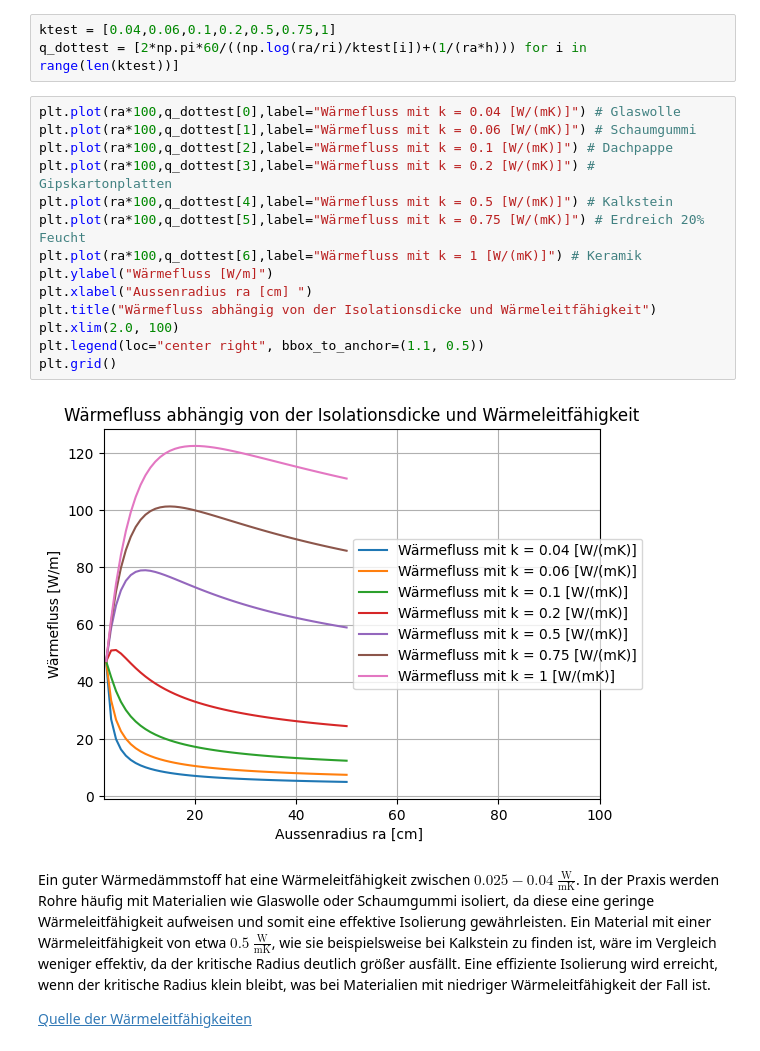
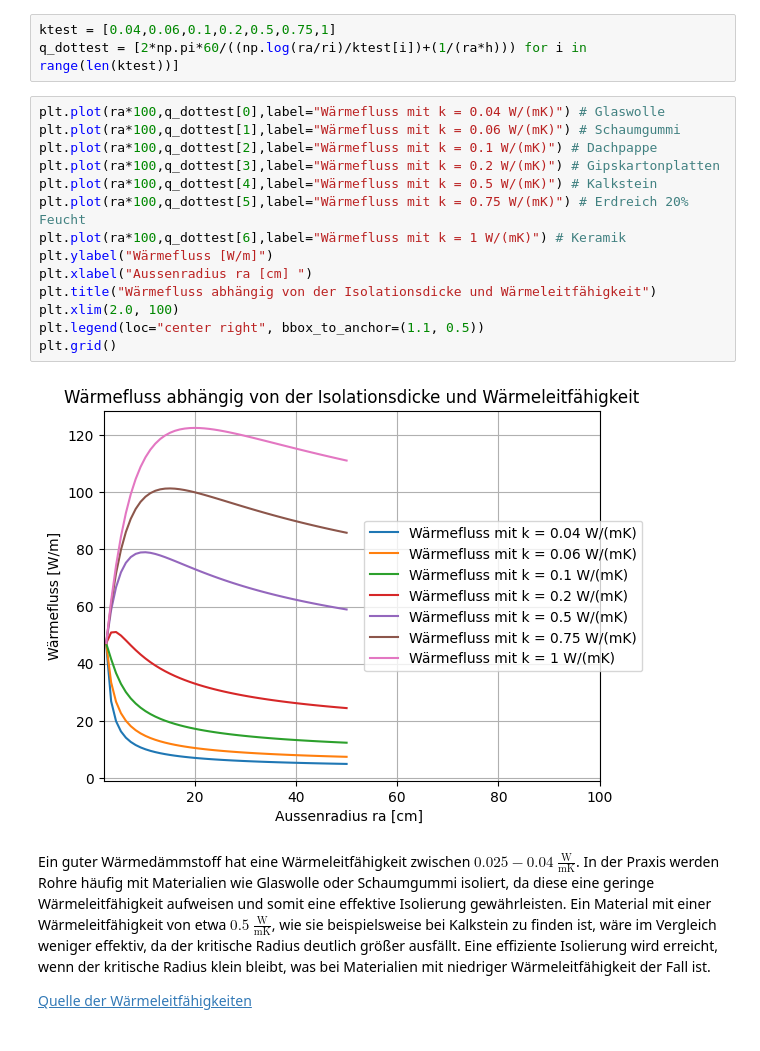
Before and after one commit to HansPeter21/CoP_Abgabe, a Jupyter notebook: Bericht_Mauro_Schegg.ipynb, the cells around one changed output. Cells and saved outputs as stored; diff of their text form.

```diff
--- a/Bericht_Mauro_Schegg.ipynb
+++ b/Bericht_Mauro_Schegg.ipynb
@@ -693,21 +692,21 @@ plt.grid()
 ktest = [0.04,0.06,0.1,0.2,0.5,0.75,1]
 q_dottest = [2*np.pi*60/((np.log(ra/ri)/ktest[i])+(1/(ra*h))) for i in range(len(ktest))]
 # %%
-plt.plot(ra*100,q_dottest[0],label="Wärmefluss mit k = 0.04 [W/(mK)]") # Glaswolle
-plt.plot(ra*100,q_dottest[1],label="Wärmefluss mit k = 0.06 [W/(mK)]") # Schaumgummi
-plt.plot(ra*100,q_dottest[2],label="Wärmefluss mit k = 0.1 [W/(mK)]") # Dachpappe
-plt.plot(ra*100,q_dottest[3],label="Wärmefluss mit k = 0.2 [W/(mK)]") # Gipskartonplatten
-plt.plot(ra*100,q_dottest[4],label="Wärmefluss mit k = 0.5 [W/(mK)]") # Kalkstein
-plt.plot(ra*100,q_dottest[5],label="Wärmefluss mit k = 0.75 [W/(mK)]") # Erdreich 20% Feucht
-plt.plot(ra*100,q_dottest[6],label="Wärmefluss mit k = 1 [W/(mK)]") # Keramik
+plt.plot(ra*100,q_dottest[0],label="Wärmefluss mit k = 0.04 W/(mK)") # Glaswolle
+plt.plot(ra*100,q_dottest[1],label="Wärmefluss mit k = 0.06 W/(mK)") # Schaumgummi
+plt.plot(ra*100,q_dottest[2],label="Wärmefluss mit k = 0.1 W/(mK)") # Dachpappe
+plt.plot(ra*100,q_dottest[3],label="Wärmefluss mit k = 0.2 W/(mK)") # Gipskartonplatten
+plt.plot(ra*100,q_dottest[4],label="Wärmefluss mit k = 0.5 W/(mK)") # Kalkstein
+plt.plot(ra*100,q_dottest[5],label="Wärmefluss mit k = 0.75 W/(mK)") # Erdreich 20% Feucht
+plt.plot(ra*100,q_dottest[6],label="Wärmefluss mit k = 1 W/(mK)") # Keramik
 plt.ylabel("Wärmefluss [W/m]")
 plt.xlabel("Aussenradius ra [cm] ")
 plt.title("Wärmefluss abhängig von der Isolationsdicke und Wärmeleitfähigkeit")
 plt.xlim(2.0, 100)
 plt.legend(loc="center right", bbox_to_anchor=(1.1, 0.5))
 plt.grid()
 # %% [output]
-[figure, old version]
+[figure, new version]
 # %% [markdown]
 Ein guter Wärmedämmstoff hat eine Wärmeleitfähigkeit zwischen $0.025-0.04~\frac{\text{W}}{\text{mK}}$. In der Praxis werden Rohre häufig mit Materialien wie Glaswolle oder Schaumgummi isoliert, da diese eine geringe Wärmeleitfähigkeit aufweisen und somit eine effektive Isolierung gewährleisten. Ein Material mit einer Wärmeleitfähigkeit von etwa $0.5~\frac{\text{W}}{\text{mK}}$, wie sie beispielsweise bei Kalkstein zu finden ist, wäre im Vergleich weniger effektiv, da der kritische Radius deutlich größer ausfällt. Eine effiziente Isolierung wird erreicht, wenn der kritische Radius klein bleibt, was bei Materialien mit niedriger Wärmeleitfähigkeit der Fall ist.
 
```
Also changed, not shown: parts of 6 cells of this notebook.
